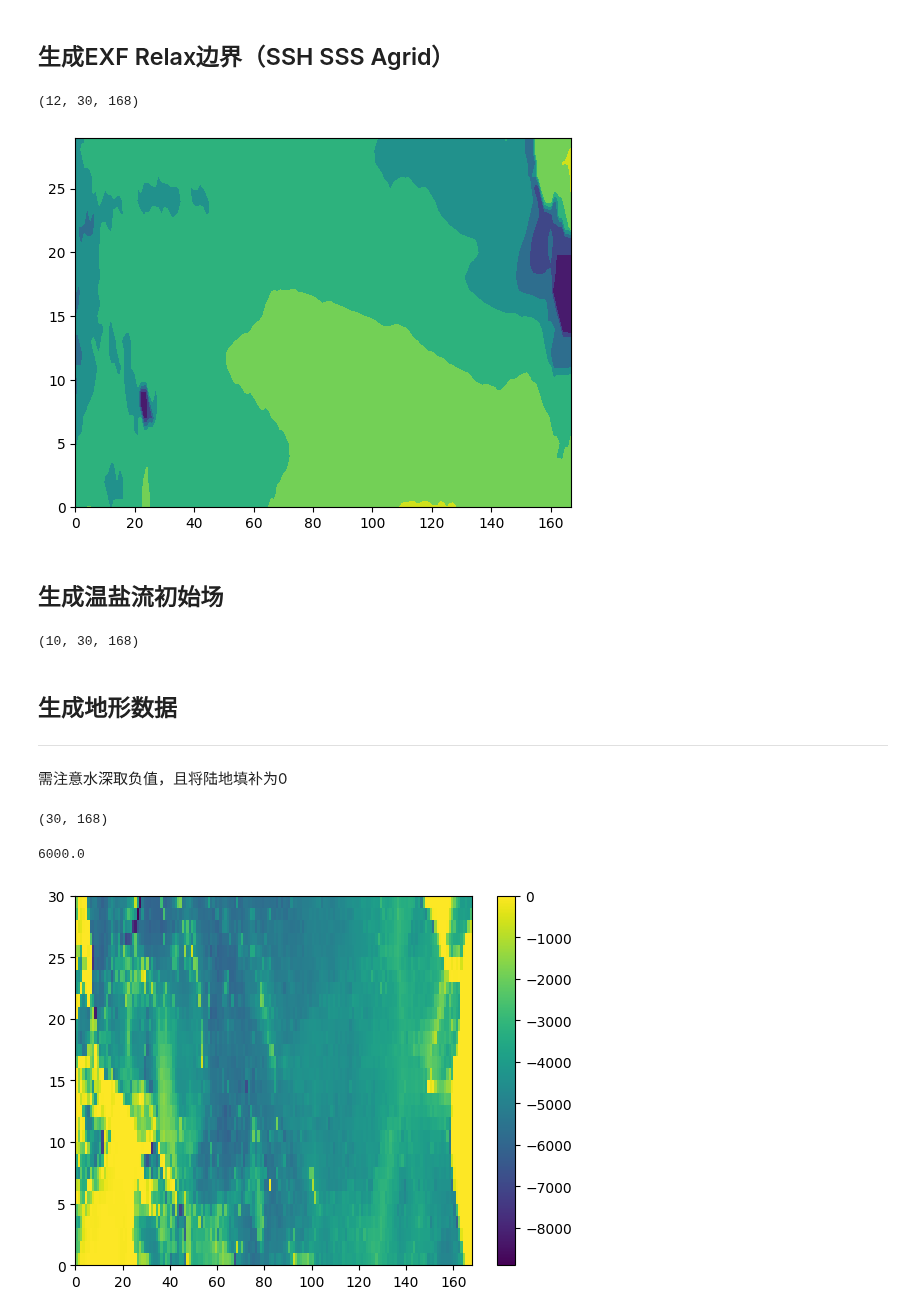
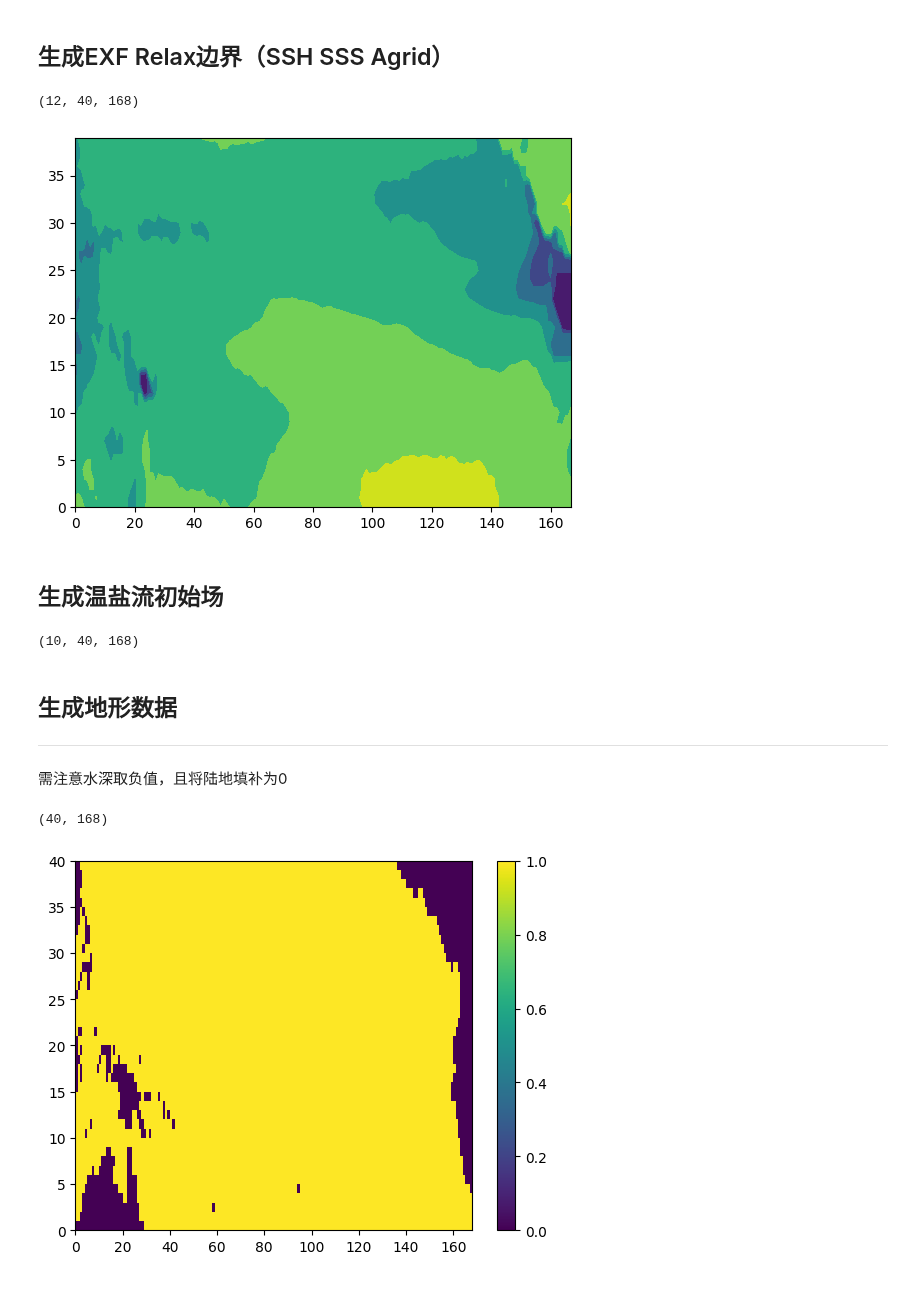
Before and after one commit to FattyZH/eqp-dlfv-mitgcm-era5, a Jupyter notebook: script/gendata_Hydrog.ipynb, the cells around one changed output. Cells and saved outputs as stored; diff of their text form; code cells hidden in the pictures.

```diff
--- a/script/gendata_Hydrog.ipynb
+++ b/script/gendata_Hydrog.ipynb
@@ -15,13 +15,13 @@ def fillna(arr):
         filled[:, :] = arr[tuple(idx)]
     return filled
 nx = 168    # gridpoints in x
-ny = 30    # gridpoints in y
+ny = 40    # gridpoints in y
 nz = 10    # gridpoints in z
 
 dx = 1     # grid spacing in x (degrees longitude)
 dy = 1     # grid spacing in y (degrees latitude)
 x0 = 120     # origin in x,y for ocean domain
-y0 = -15    # (i.e. southwestern corner of ocean domain)
+y0 = -20    # (i.e. southwestern corner of ocean domain)
 x1 = x0 + (nx-1)*dx    # origin in x,y for ocean domain
 y1 = y0 + (ny-1)*dy    # (i.e. southwestern corner of ocean domain)
 opath = '../input/'
@@ -72,8 +72,8 @@ print(theta.shape)
 writebin(opath+'sst_clim.bin',theta)
 writebin(opath+'sss_clim.bin',s)
 # %% [output]
-(12, 30, 168)
+(12, 40, 168)
-[figure, old version]
+[figure, new version]
 # %% [markdown]
 ## 生成温盐流初始场
 # %%
@@ -112,31 +112,35 @@ print(theta.shape)
 writebin(opath+'T.bin',theta)
 writebin(opath+'S.bin',s)
 # %% [output]
-(10, 30, 168)
+(10, 40, 168)
 # %% [markdown]
 ## 生成地形数据
 ---
 需注意水深取负值，且将陆地填补为0
 # %%
-ds = xr.open_dataset(fbath)
-hl = ds['deptho'].loc[y0:y1:inc,x0:x1:inc]
-hr = ds['deptho'].loc[y0:y1:inc,x0-360:x1-360:inc]
-h = np.hstack((hl.values,hr.values))
+with xr.open_dataset(fbath) as ds:
+    hl = ds['deptho'].loc[y0:y1:inc,x0:x1:inc].load()
+    hr = ds['deptho'].loc[y0:y1:inc,x0-360:x1-360:inc].load()
+    hr['longitude'] = hr['longitude'] + 360
+    h = xr.concat([hl,hr],dim='longitude')
+
+# 西边界
+h.loc[13:,:121] = np.nan
+
+# 东边界
+h.loc[9.0:,277:] = np.nan
+h.loc[15.0:,272:] = np.nan
+h.loc[19.0:,263:] = np.nan
+
+h = h.values
 h[np.isnan(h)] = 0
 h = -h
 
-# h[:,:] = -6000
-# h[:,0:22] = 0
-# h[:,-11:] = 0
-# h[0,:] = 0
-# h[-1,:] = 0
 print(h.shape)
-plt.pcolormesh(h)
+# h[6-1,167-1] = 0
+plt.pcolormesh(h<0)
 plt.colorbar()
 writebin(opath+'bathy.bin',h)
-sum([50.,50.,50.,50.,100.,250.,550.,1100.,1700.,2100.,])
-# ,2167.02
 # %% [output]
-(30, 168)
+(40, 168)
-6000.0
-[figure, old version]
+[figure, new version]
```
Also changed, not shown: parts of 1 cell of this notebook, 4 other files.
